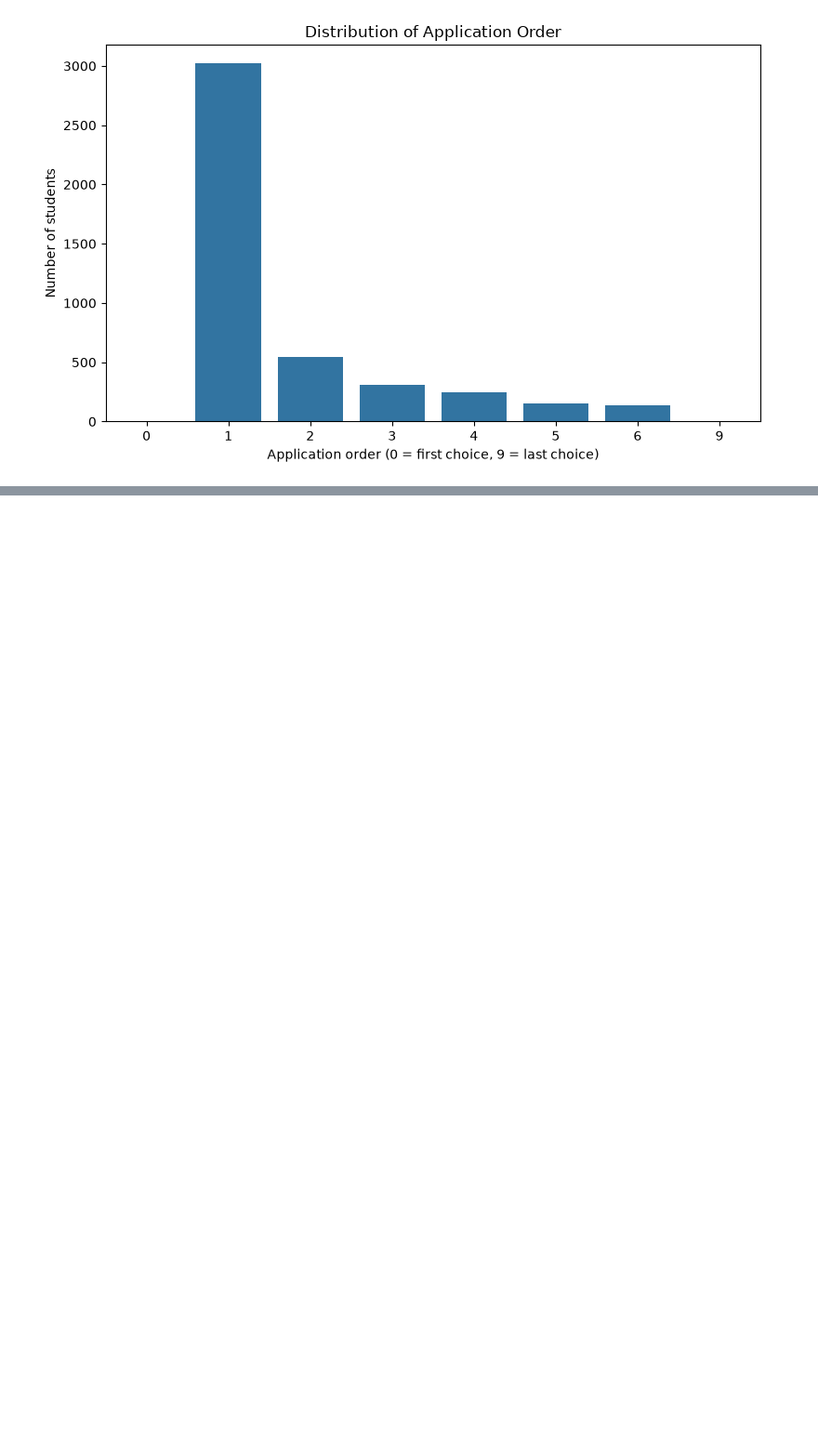
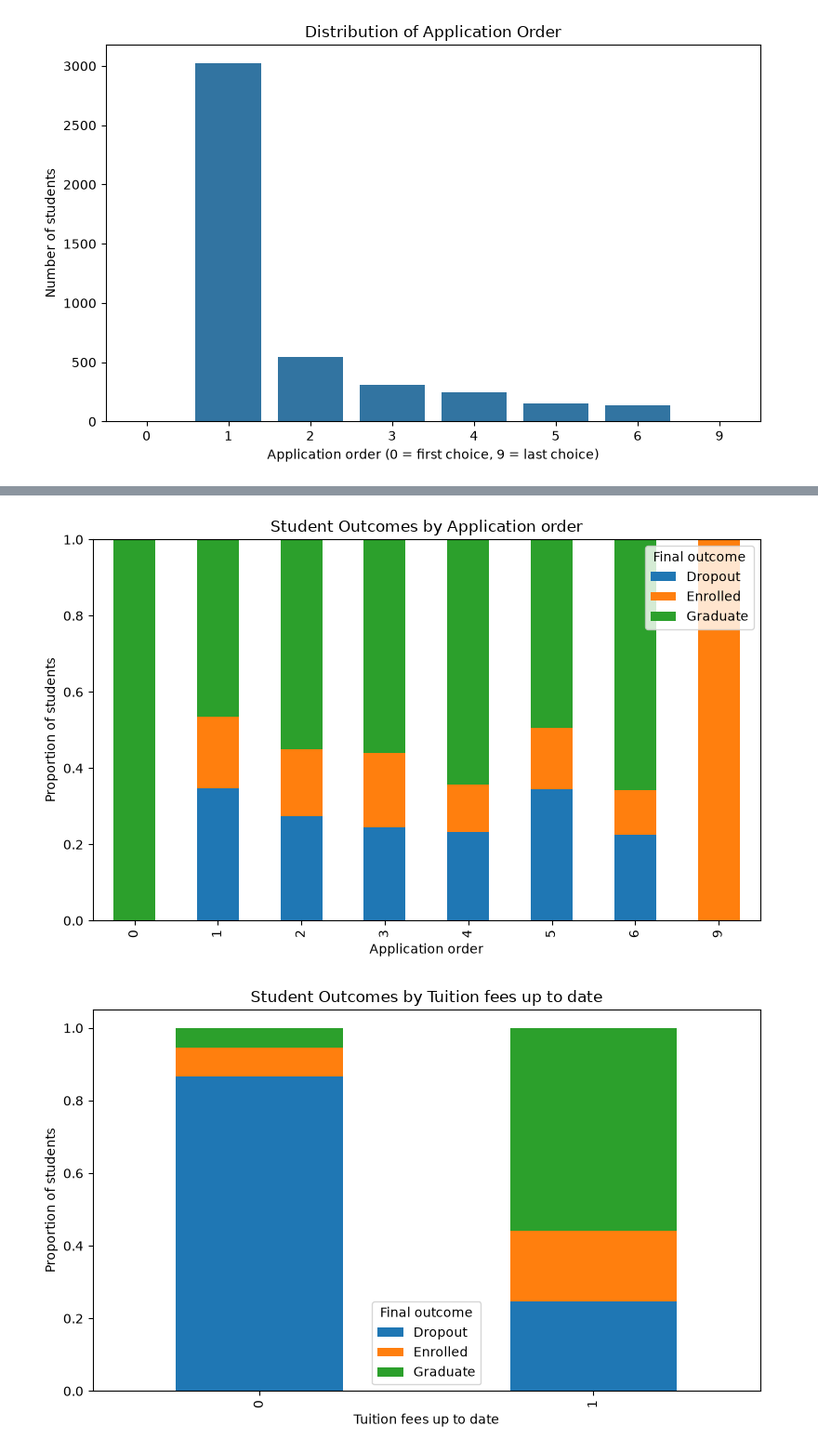
Before and after one commit to mrymsarabi/student-dropout-prediction, a Jupyter notebook: notebooks/02_exploratory_data_analysis.ipynb, the cells around one changed output, grey strips where cells are left out. Shown at 93% size. Cells and saved outputs as stored; diff of their text form; code cells hidden in the pictures; blank space fills up the shorter version.

Commit message:
Explore feature distributions by student outcome

```diff
--- a/notebooks/02_exploratory_data_analysis.ipynb
+++ b/notebooks/02_exploratory_data_analysis.ipynb
@@ -311,0 +320,31 @@ plt.show()
+# %%
+categorical_features_to_plot = [
+    "Application order",
+    "Tuition fees up to date",
+    "Scholarship holder",
+    "Debtor",
+    "Daytime/evening attendance",
+]
+
+for col in categorical_features_to_plot:
+    outcome_proportions = pd.crosstab(
+        df[col],
+        df["Target"],
+        normalize="index"
+    )
+
+    outcome_proportions.plot(
+        kind="bar",
+        stacked=True,
+        figsize=(8, 5)
+    )
+
+    plt.title(f"Student Outcomes by {col}")
+    plt.xlabel(col)
+    plt.ylabel("Proportion of students")
+    plt.legend(title="Final outcome")
+    plt.tight_layout()
+    plt.show()
+# %% [output]
+[figure, added]
+[figure, added]
```
Also changed, not shown: parts of 5 cells of this notebook.
